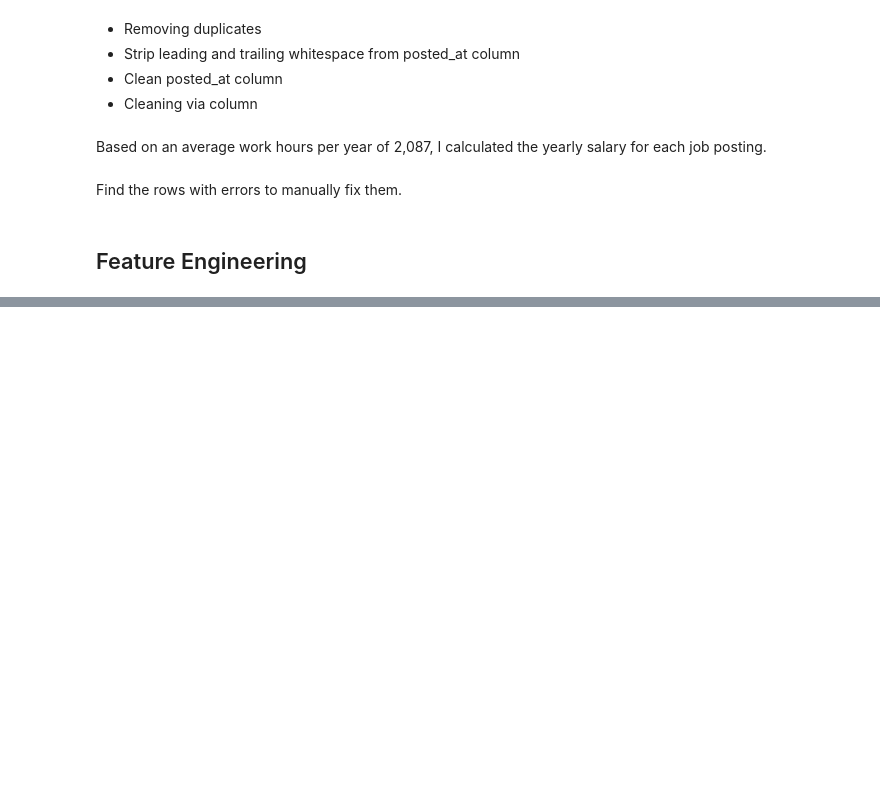
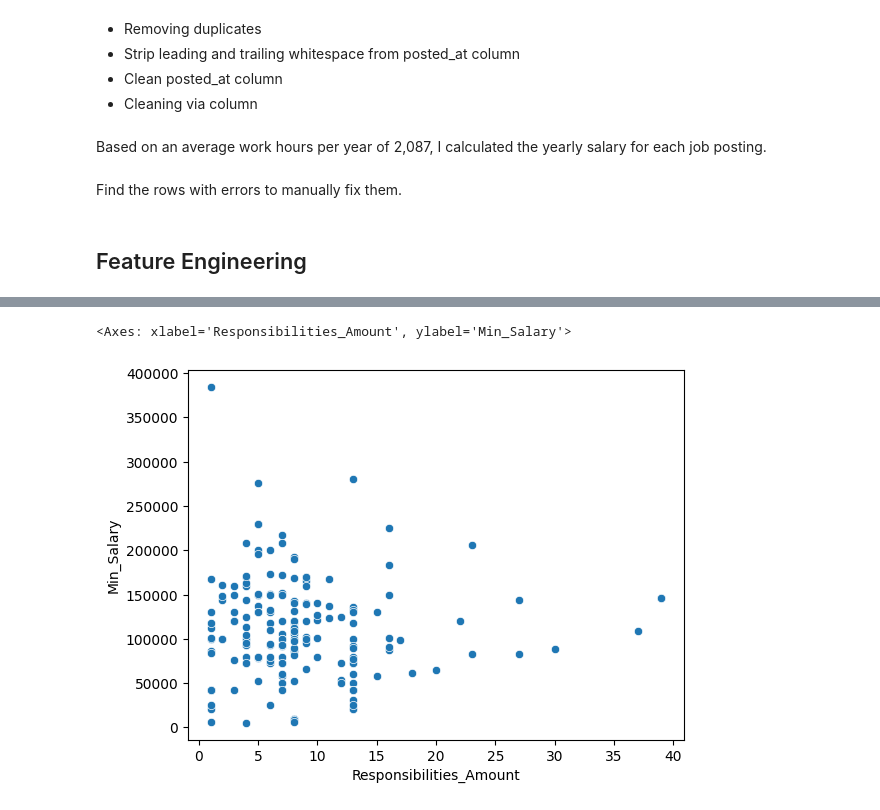
Before and after one commit to ModeEdna/ScholarshipDSAN, a Jupyter notebook: Analysis/EDA.ipynb, the cells around one changed output, grey strips where cells are left out. Saved outputs shown, nothing was run; the diff lists cells and outputs as text; code cells hidden in the pictures; blank space fills up the shorter version.

```diff
--- a/Analysis/EDA.ipynb
+++ b/Analysis/EDA.ipynb
@@ -338,0 +558,5 @@ Name: Benefits, Length: 578, dtype: object
+# %%
+sns.scatterplot(x='Responsibilities_Amount', y='Min_Salary', data=all[all['Min_Salary'] > 5000])
+# %% [output]
+<Axes: xlabel='Responsibilities_Amount', ylabel='Min_Salary'>
+[figure, added]
```
Also changed, not shown: parts of 29 cells of this notebook, 4 other files.
